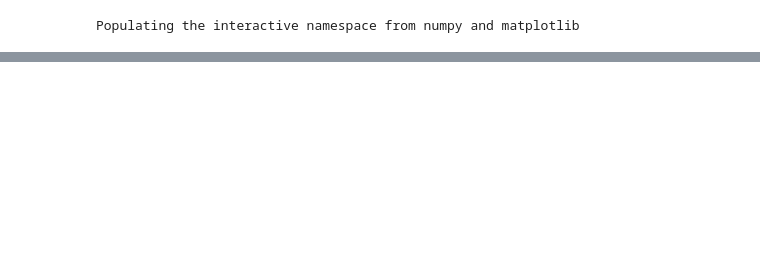
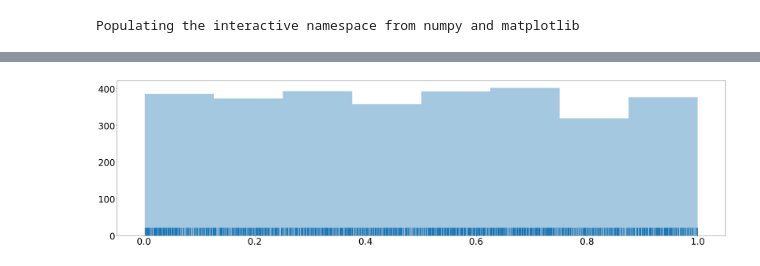
Before and after one commit to fabianp/Code_CMPT_paper, a Jupyter notebook: simulated_experiments/CMPT_plot_experiment.ipynb, the cells around one changed output, grey strips where cells are left out. Saved outputs shown, nothing was run; the diff lists cells and outputs as text; code cells hidden in the pictures; blank space fills up the shorter version.

```diff
--- a/simulated_experiments/CMPT_plot_experiment.ipynb
+++ b/simulated_experiments/CMPT_plot_experiment.ipynb
@@ -82,0 +113,6 @@ Sizes of ROI:
+# %%
+import seaborn as sns
+sns.distplot(pvals_cmpt[:, 0], bins=8, kde=False, rug=True)
+plt.savefig('cmpt_pvals_dist.pdf')
+# %% [output]
+[figure, added]
```
Also changed, not shown: parts of 14 cells of this notebook, 2 other files.
